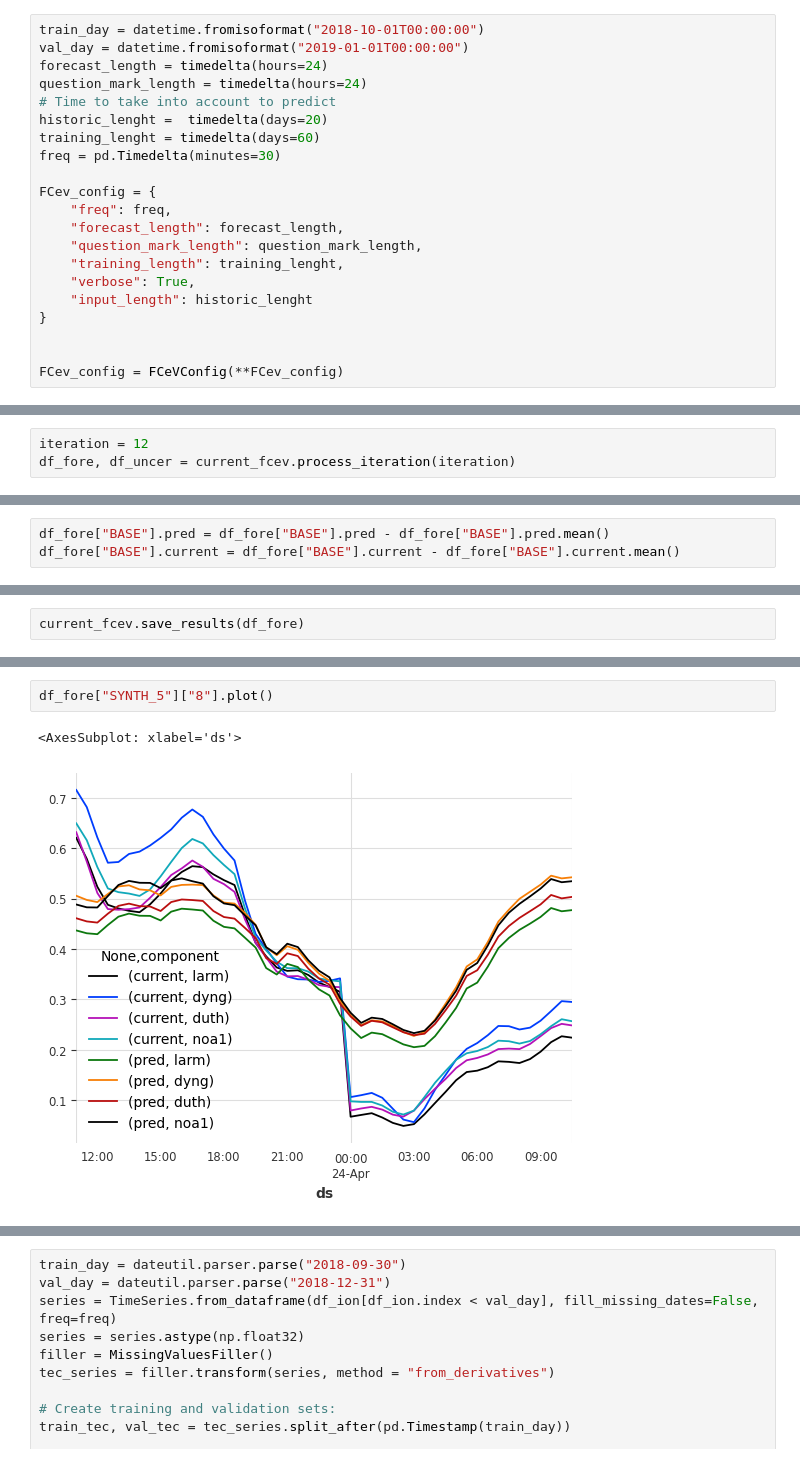
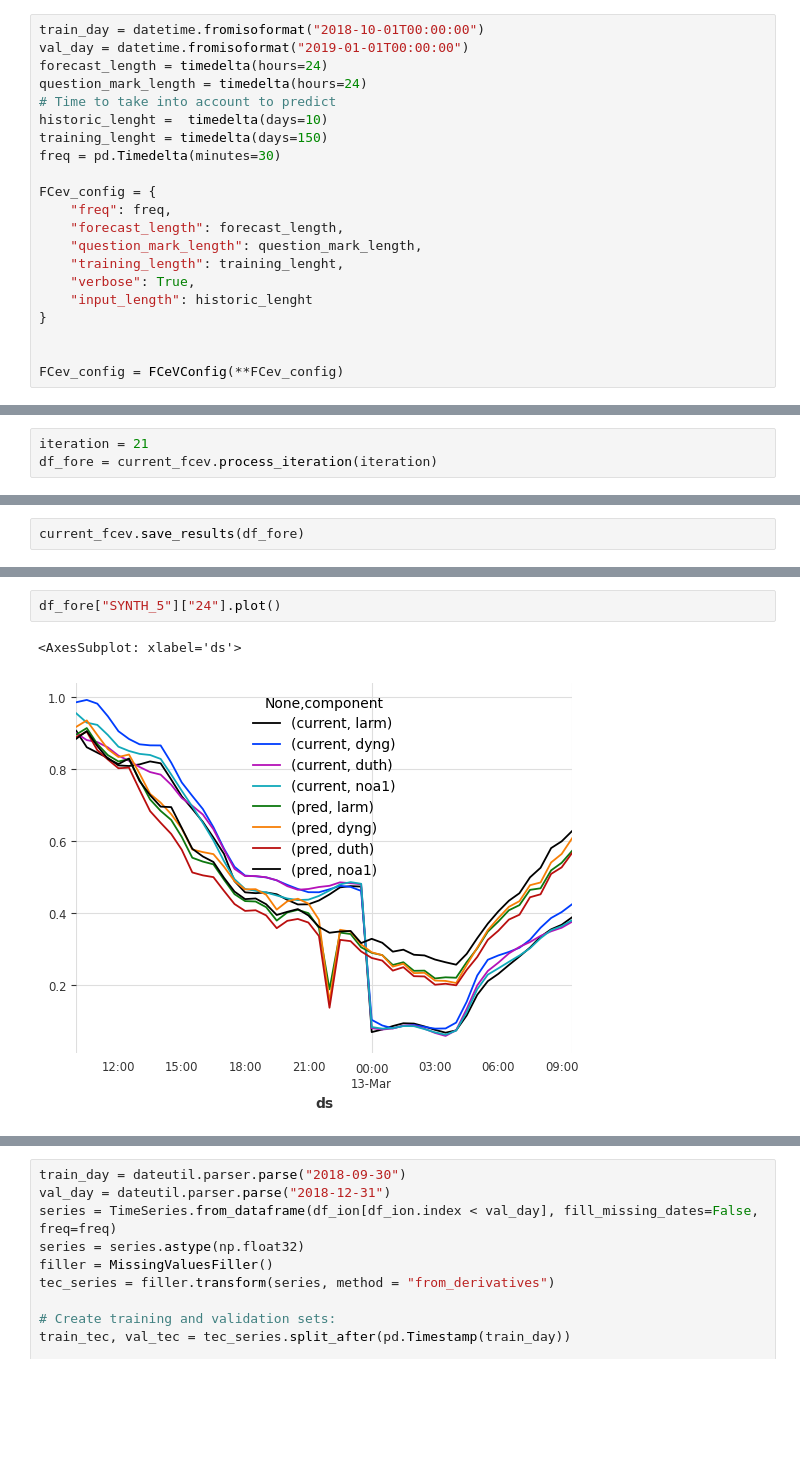
Before and after one commit to carloscanodomingo/NeuralProphetEQ, a Jupyter notebook: testing_FCeVDarts.ipynb, the cells around one changed output, grey strips where cells are left out. Cells and saved outputs as stored; diff of their text form; blank space fills up the shorter version.

```diff
--- a/testing_FCeVDarts.ipynb
+++ b/testing_FCeVDarts.ipynb
@@ -132,8 +179,8 @@ val_day = datetime.fromisoformat("2019-01-01T00:00:00")
 forecast_length = timedelta(hours=24)
 question_mark_length = timedelta(hours=24)
 # Time to take into account to predict
-historic_lenght =  timedelta(days=20)
-training_lenght = timedelta(days=60)
+historic_lenght =  timedelta(days=10)
+training_lenght = timedelta(days=150)
 freq = pd.Timedelta(minutes=30)
 
 FCev_config = {
@@ -176,4 +208,4 @@ df_synth
 # %%
-iteration = 12
-df_fore, df_uncer = current_fcev.process_iteration(iteration)
+iteration = 21
+df_fore = current_fcev.process_iteration(iteration)
 # %% [output]
@@ -181,6 +213,3 @@ df_fore, df_uncer = current_fcev.process_iteration(iteration)
-# %%
-df_fore["BASE"].pred = df_fore["BASE"].pred - df_fore["BASE"].pred.mean()
-df_fore["BASE"].current = df_fore["BASE"].current - df_fore["BASE"].current.mean()
 # %%
 real = current_fcev.FCeV_model.input_series
 # %%
@@ -228,5 +272,5 @@ df_fore["BASE"].plot()
 # %%
-df_fore["SYNTH_5"]["8"].plot()
+df_fore["SYNTH_5"]["24"].plot()
 # %% [output]
 <AxesSubplot: xlabel='ds'>
-[figure, old version]
+[figure, new version]
```
Also changed, not shown: parts of 34 cells of this notebook, 3 other files.
